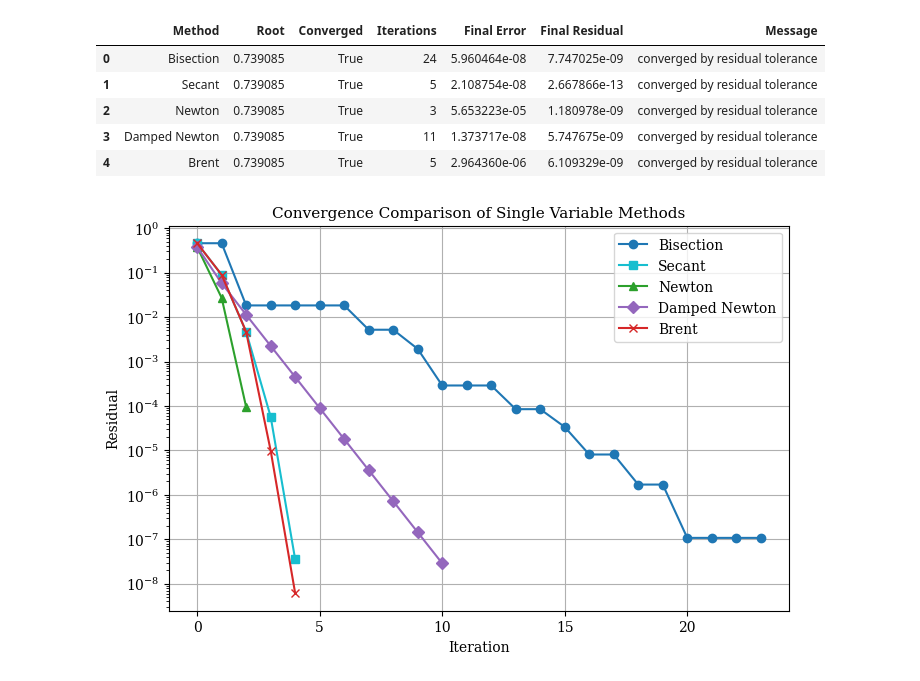
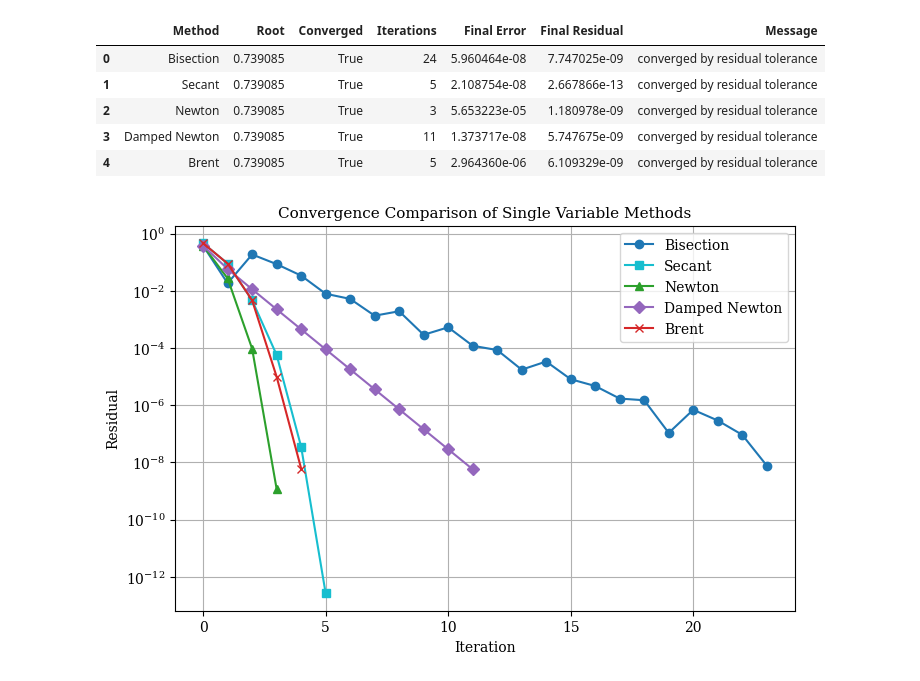
Before and after one commit to serhetgokdemir/thesis, a Jupyter notebook: experiments/single_variables_experiment.ipynb, the cells around one changed output. Cells and saved outputs as stored; diff of their text form; code cells hidden in the pictures.

```diff
--- a/experiments/single_variables_experiment.ipynb
+++ b/experiments/single_variables_experiment.ipynb
@@ -88,47 +140,33 @@ if 'Brent' in method_colors:
     method_colors['Brent'] = '#d62728'  # red
 
 markers = ['o', 's', '^', 'D', 'x', 'v', '>', '<']
 
 for (name, result), m in zip(methods.items(), markers):
-    residuals = []
+    residuals = residuals_for_plot(result)
 
-    for step in result["history"]:
-
-        if "fx" in step:
-            residuals.append(abs(step["fx"]))
-
-        elif "f_curr" in step:
-            residuals.append(abs(step["f_curr"]))
-
-        elif "fb" in step:
-            residuals.append(abs(step["fb"]))
-
-        elif "norm_f" in step:
-            residuals.append(abs(step["norm_f"]))
-
-    if len(residuals) > 0:
+    if residuals:
         plt.semilogy(
             range(len(residuals)),
             residuals,
             marker=m,
             color=method_colors.get(name, '#000000'),
             label=name,
             linewidth=1.5
         )
 
 plt.xlabel("Iteration")
 plt.ylabel("Residual")
 plt.title("Convergence Comparison of Single Variable Methods")
 
 plt.legend()
 plt.grid(True)
 
 plt.savefig(
     "../latex/figures/single_variable_convergence.png",
     dpi=300,
     bbox_inches="tight"
 )
 
 plt.show()
 # %% [output]
-[figure, old version]
+[figure, new version]
```
Also changed, not shown: parts of 2 cells of this notebook, 6 other files.
